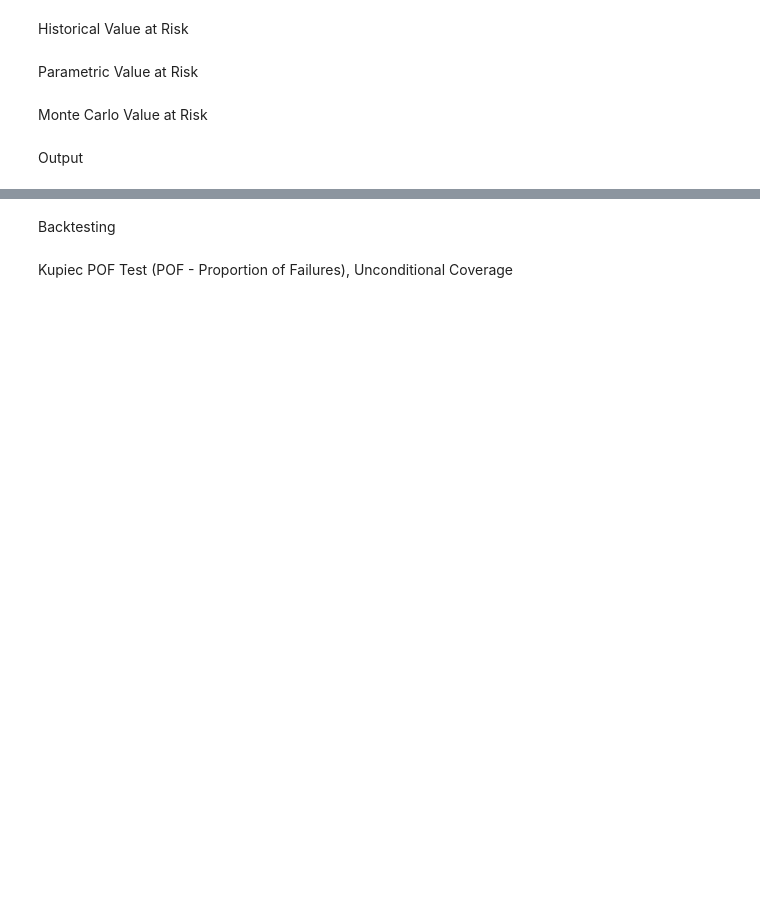
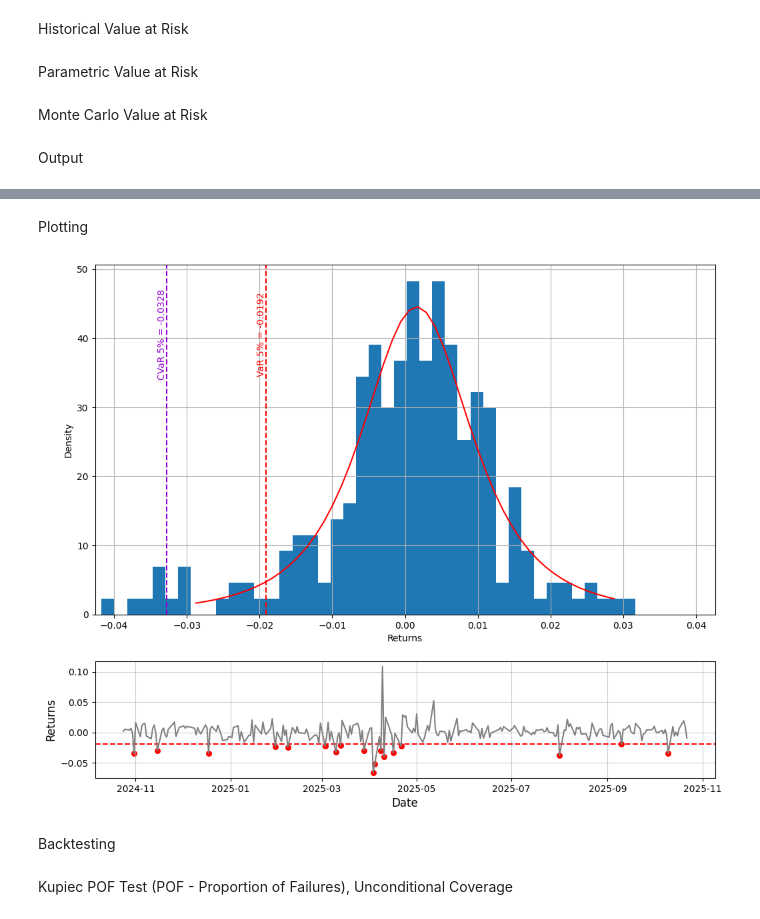
Before and after one commit to dawidtr28/Value-At-Risk, a Jupyter notebook: Value At Risk.ipynb, the cells around one changed output, grey strips where cells are left out. Saved outputs shown, nothing was run; the diff lists cells and outputs as text; code cells hidden in the pictures; blank space fills up the shorter version.

Commit message:
Adding breaches

```diff
--- a/Value At Risk.ipynb
+++ b/Value At Risk.ipynb
@@ -5,8 +5,8 @@ import yfinance as yf
 import matplotlib.pyplot as plt
 import scipy.stats as st
 # %%
-tickers = ['AAPL', 'AMZN', 'MSFT']
-weights = np.array([0.3, 0.3, 0.4])
+tickers = ['AAPL', 'AMZN', 'MSFT', 'PFE']
+weights = np.array([0.3, 0.3, 0.3, 0.1])
 
 period = '1y'
 conf_level = 0.05
@@ -164,3 +106,61 @@ Monte Carlo Expected Shortfall (CVaR) 5.0% = -0.0412
+# %% [markdown]
+Plotting
+# %%
+fig, ax = plt.subplots(nrows=2, ncols=1, figsize=(12, 10), gridspec_kw={'height_ratios': [3, 1]})
+
+if method == 1:
+    portfolio_log_returns.hist(bins=100, density=True, ax=ax[0])
+
+elif method == 2:
+    portfolio_log_returns.hist(bins=100, density=True, ax=ax[0])
+    ax[0].plot(x, pdf, color='red')
+
+elif method == 3:
+    ax[0].hist(random_log_returns, bins=100, density=True)
+
+
+ax[0].set_xlim(1.3*ES, -1.3*ES)
+ax[0].axvline(VaR, color='red', linestyle='--', linewidth=1.5)
+ax[0].text(VaR,
+    ax[0].get_ylim()[1]*0.8,
+    f'VaR {conf_level*100:.0f}% = {VaR:.4f}',
+    color='red',
+    rotation=90,
+    va='center',
+    ha='right')
+
+
+ax[0].axvline(ES, color='darkviolet', linestyle='--', linewidth=1.5)
+ax[0].text(ES,
+    ax[0].get_ylim()[1]*0.8,
+    f'CVaR {conf_level*100:.0f}% = {ES:.4f}',
+    color='darkviolet',
+    rotation=90,
+    va='center',
+    ha='right')
+
+
+ax[1].axhline(VaR,
+    color = 'red',
+    linestyle='--',
+    label = f'VaR {abs(VaR)*100:.1f}%')
+
+
+ax[0].set_xlabel('Returns')
+ax[0].set_ylabel('Density')
+
+
+ax[1].plot(portfolio_log_returns, color = 'gray')
+ax[1].scatter(breaches.index, breaches.values, color='red', marker='o', s=30, label = 'VaR Breaches')
+
+
+ax[1].set_ylabel('Returns', fontsize=12)
+ax[1].set_xlabel('Date', fontsize=12)
+ax[1].grid(True, alpha=0.6)
+
+plt.show()
+# %% [output]
+[figure, added]
 # %% [markdown]
 Backtesting
 # %% [markdown]
```
Also changed, not shown: parts of 3 cells of this notebook.
